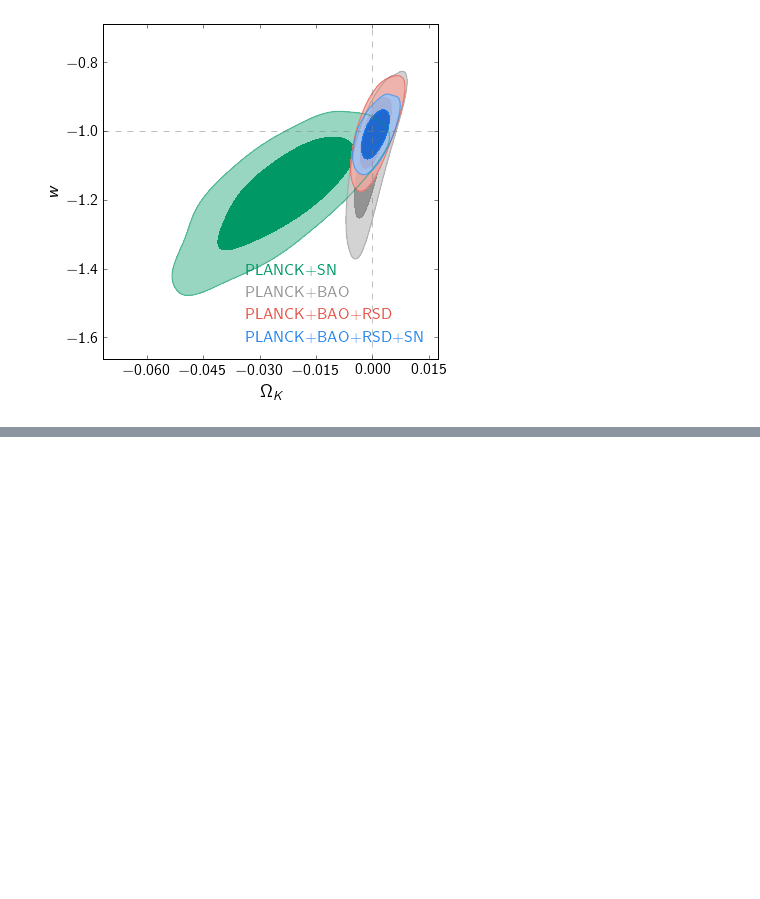
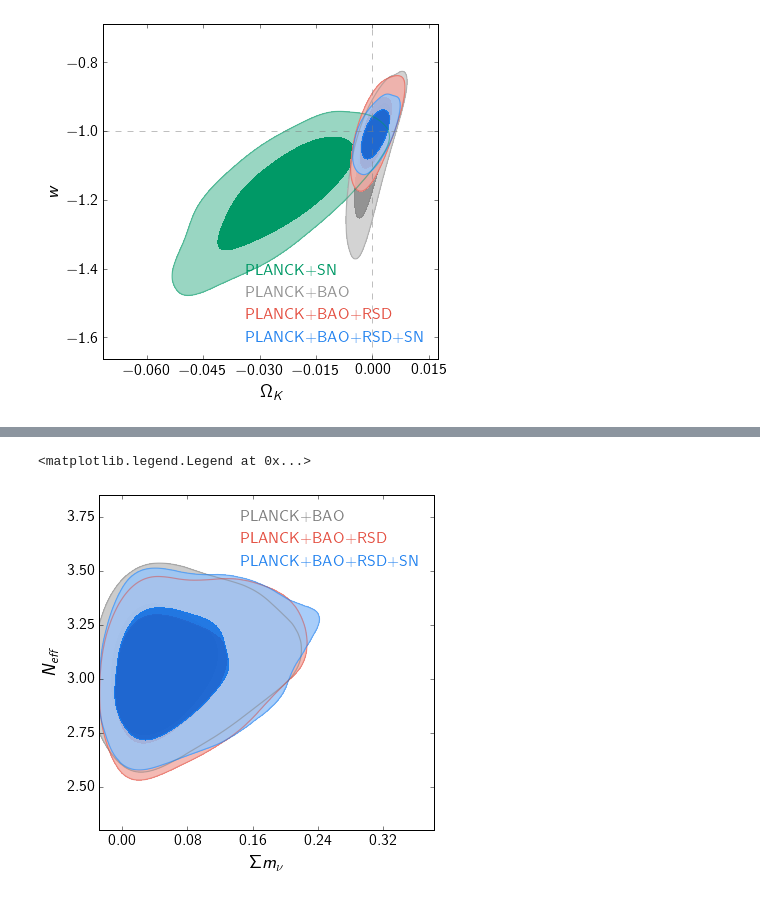
Before and after one commit to ja-vazquez/BOSS_files, a Jupyter notebook: DR12/dr12_constraints.ipynb, the cells around one changed output, grey strips where cells are left out. Saved outputs shown, nothing was run; the diff lists cells and outputs as text; code cells hidden in the pictures; blank space fills up the shorter version.

```diff
--- a/DR12/dr12_constraints.ipynb
+++ b/DR12/dr12_constraints.ipynb
@@ -245,0 +268,22 @@ g.add_legend(['PLANCK+SN','PLANCK+BAO', 'PLANCK+BAO+RSD', 'PLANCK+BAO+RSD+SN'],
+# %%
+roots = ['Neff_mnu_PLK+BAO12', 'Neff_mnu_PLK+DR12', 'Neff_mnu_PLK+DR12+JLA']
+
+g= plots.getSinglePlotter(chain_dir = dir_name, ratio=1., analysis_settings={'smooth_scale_2D': 2.})
+g.plot_2d(roots, param_pair=['mnu','nnu'], filled=True, legend_labels=False, line_args={'lw':2,  'ls':'-'})
+
+#g = plots.getSubplotPlotter(chain_dir= dir_name, width_inch=16, analysis_settings={'smooth_scale_2D': -1.})
+g.settings.axes_fontsize = 20
+g.settings.lab_fontsize = 25
+g.settings.alpha_filled_add =0.9
+g.add_y_marker(0)
+g.add_x_marker(-1)
+
+#g.plots_2d(roots, param_pairs=[['omegak','w'], ['omegak','H0'], ['w','H0']], nx=3, filled=True,
+#           legend_labels=False, line_args={'lw':2,  'ls':'-'})
+
+g.add_legend(['PLANCK+BAO', 'PLANCK+BAO+RSD', 'PLANCK+BAO+RSD+SN'],
+             colored_text=True,  legend_loc='upper right')
+#g.export('OkwoCDM_all.pdf')
+# %% [output]
+<matplotlib.legend.Legend at 0x...>
+[figure, added]
```
Also changed, not shown: parts of 3 cells of this notebook, 1 other file.
